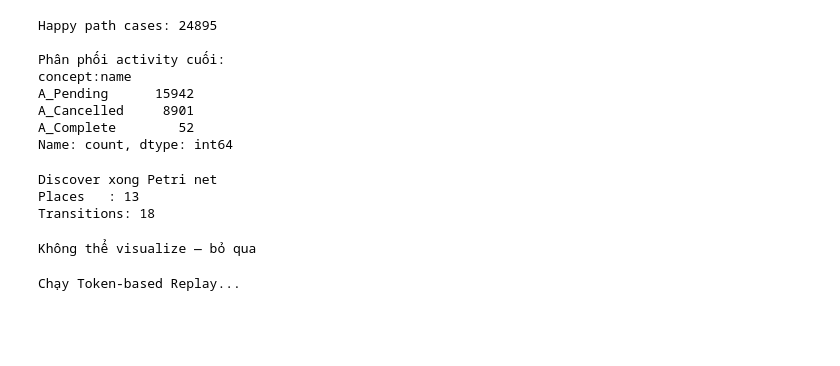
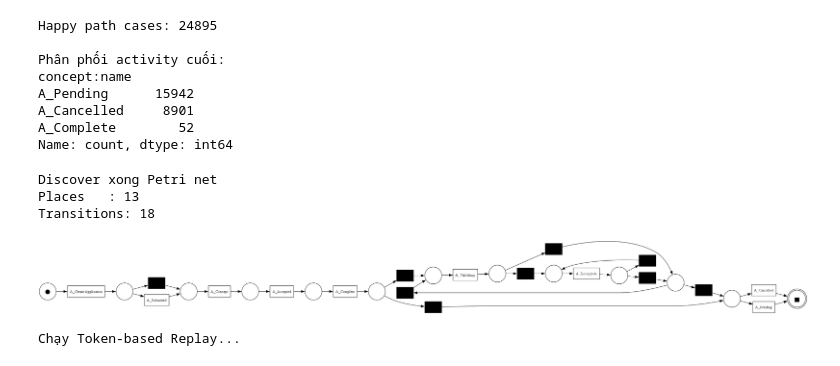
Before and after one commit to phamvu65/RAG-COMPLIANCE, a Jupyter notebook: notebooks/07_baseline_token_replay.ipynb, the cells around one changed output. Saved outputs shown, nothing was run; the diff lists cells and outputs as text; code cells hidden in the pictures; blank space fills up the shorter version.

Commit message:
Re-run graph RAG explanation and baseline token replay notebooks
Update executed outputs after re-running the explanation and baseline evaluation steps.

```diff
--- a/notebooks/07_baseline_token_replay.ipynb
+++ b/notebooks/07_baseline_token_replay.ipynb
@@ -111,13 +111,13 @@ Transitions: 18
 # %%
 # Cell 6 — Visualize Petri net (optional)
 try:
     pm4py.view_petri_net(
         petri_net, initial_marking, final_marking
     )
-except Exception:
-    print("Không thể visualize — bỏ qua")
+except Exception as e:
+    print("Không thể hiển thị Petri net:", e)
 # %% [output]
-Không thể visualize — bỏ qua
+[figure, added]
 # %%
 # Cell 7 — Token-based Replay trên toàn bộ event log
 print("Chạy Token-based Replay...")
```
Also changed, not shown: parts of 1 cell of this notebook, 1 other file.
